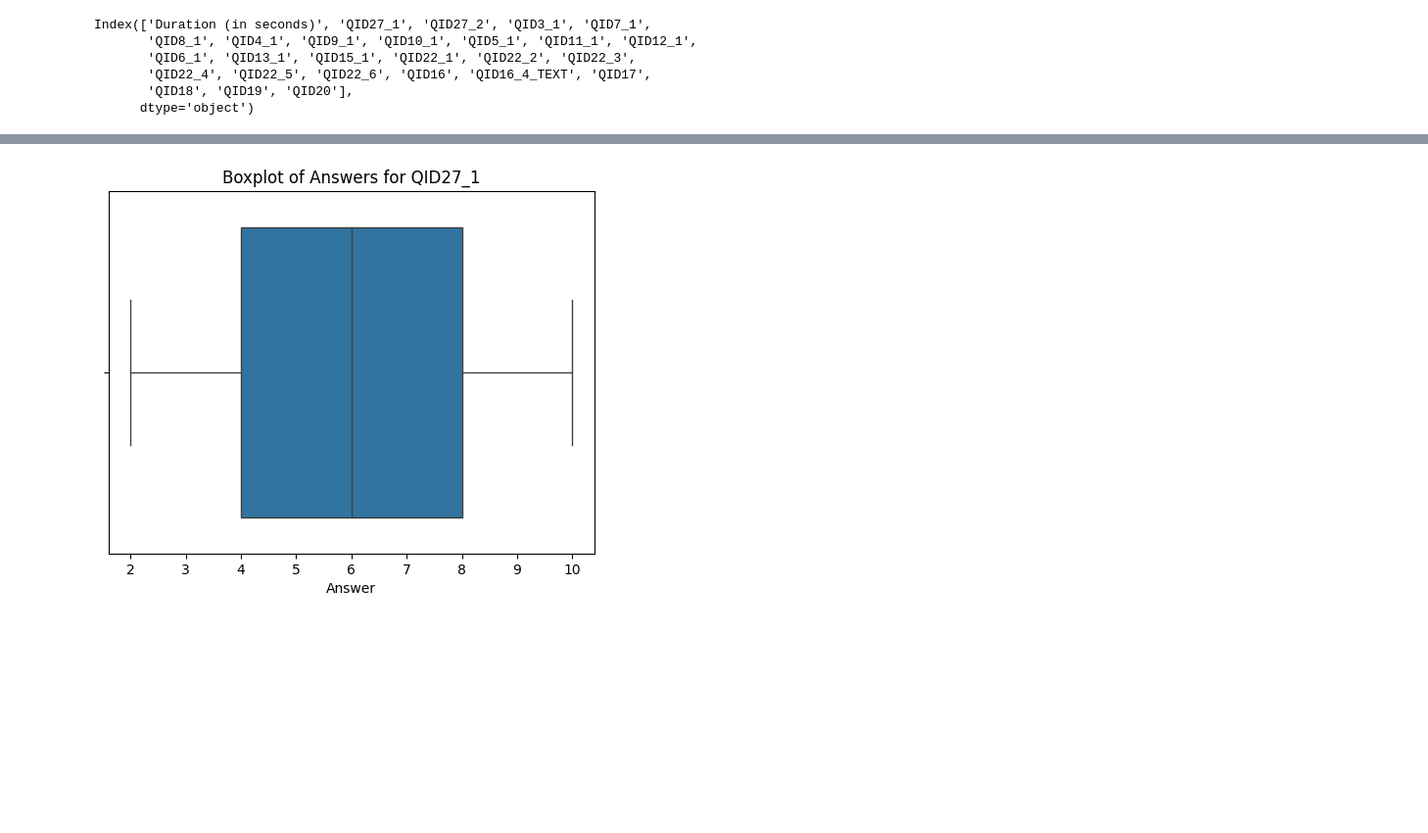
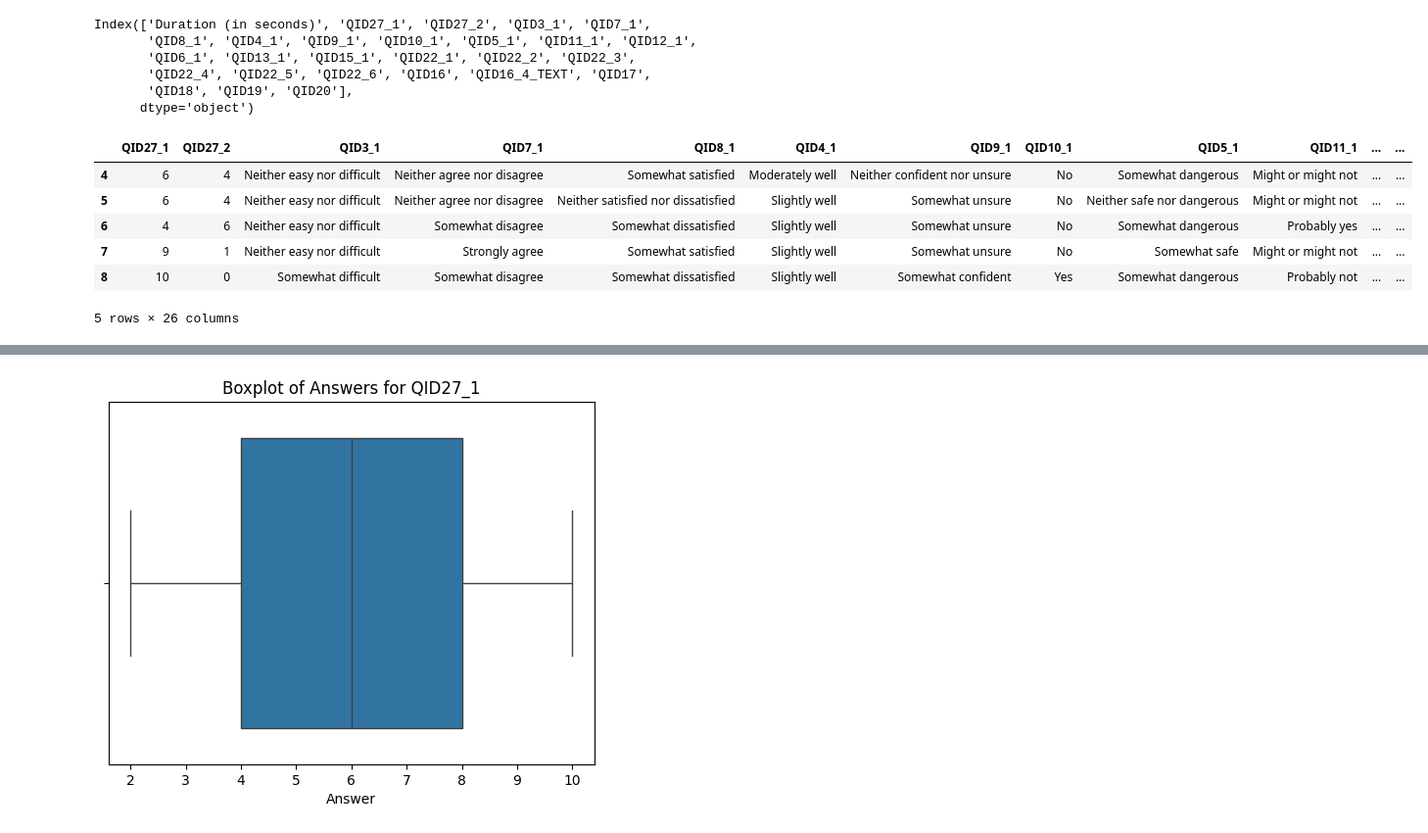
Before and after one commit to RamanEbrahimi/Research, a Jupyter notebook: Explainable AI/Survey/Survey Code.ipynb, the cells around one changed output, grey strips where cells are left out. Shown at 98% size. Cells and saved outputs as stored; diff of their text form; code cells hidden in the pictures; blank space fills up the shorter version.

```diff
--- a/Explainable AI/Survey/Survey Code.ipynb
+++ b/Explainable AI/Survey/Survey Code.ipynb
@@ -26,10 +31,19 @@ Index(['Duration (in seconds)', 'QID27_1', 'QID27_2', 'QID3_1', 'QID7_1',
 # %%
 columns_to_drop = ['Duration (in seconds)']
 
 # Dropping the specified columns
 df = df.drop(columns=columns_to_drop, errors='ignore')
 
 df_filtered = df[2:].copy()
+df_filtered.head()
+# %% [output]
+|  | QID27_1 | QID27_2 | QID3_1 | QID7_1 | QID8_1 | QID4_1 | QID9_1 | QID10_1 | QID5_1 | QID11_1 | ... | ... |
+| 4 | 6 | 4 | Neither easy nor difficult | Neither agree nor disagree | Somewhat satisfied | Moderately well | Neither confident nor unsure | No | Somewhat dangerous | Might or might not | ... | ... |
+| 5 | 6 | 4 | Neither easy nor difficult | Neither agree nor disagree | Neither satisfied nor dissatisfied | Slightly well | Somewhat unsure | No | Neither safe nor dangerous | Might or might not | ... | ... |
+| 6 | 4 | 6 | Neither easy nor difficult | Somewhat disagree | Somewhat dissatisfied | Slightly well | Somewhat unsure | No | Somewhat dangerous | Probably yes | ... | ... |
+| 7 | 9 | 1 | Neither easy nor difficult | Strongly agree | Somewhat satisfied | Slightly well | Somewhat unsure | No | Somewhat safe | Might or might not | ... | ... |
+| 8 | 10 | 0 | Somewhat difficult | Somewhat disagree | Somewhat dissatisfied | Slightly well | Somewhat confident | Yes | Somewhat dangerous | Probably not | ... | ... |
+5 rows × 26 columns
 # %%
 # List of question columns for Q1 and Q2
 q1_columns = ['QID31_1', 'QID31_2']
```
Also changed, not shown: parts of 7 cells of this notebook, 8 other files.
